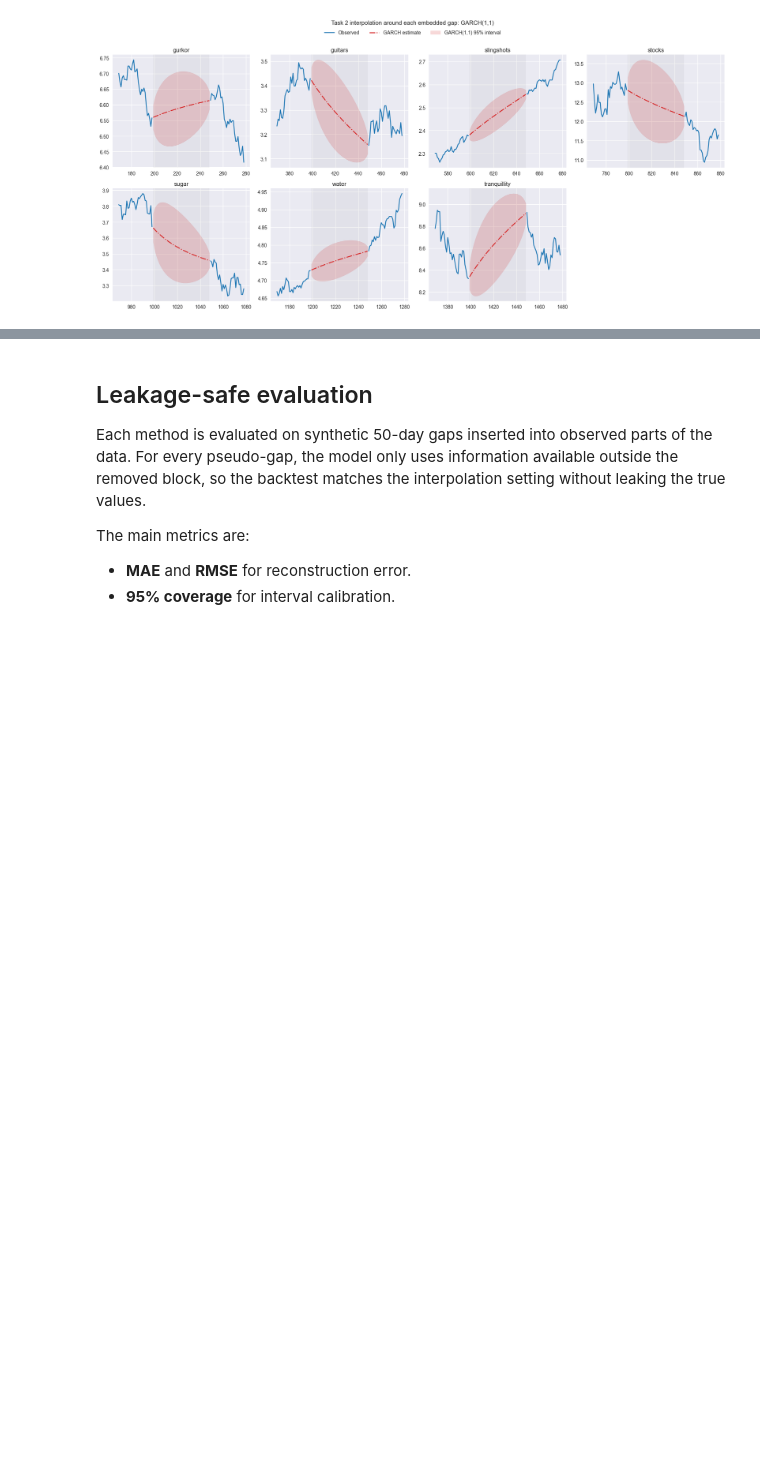
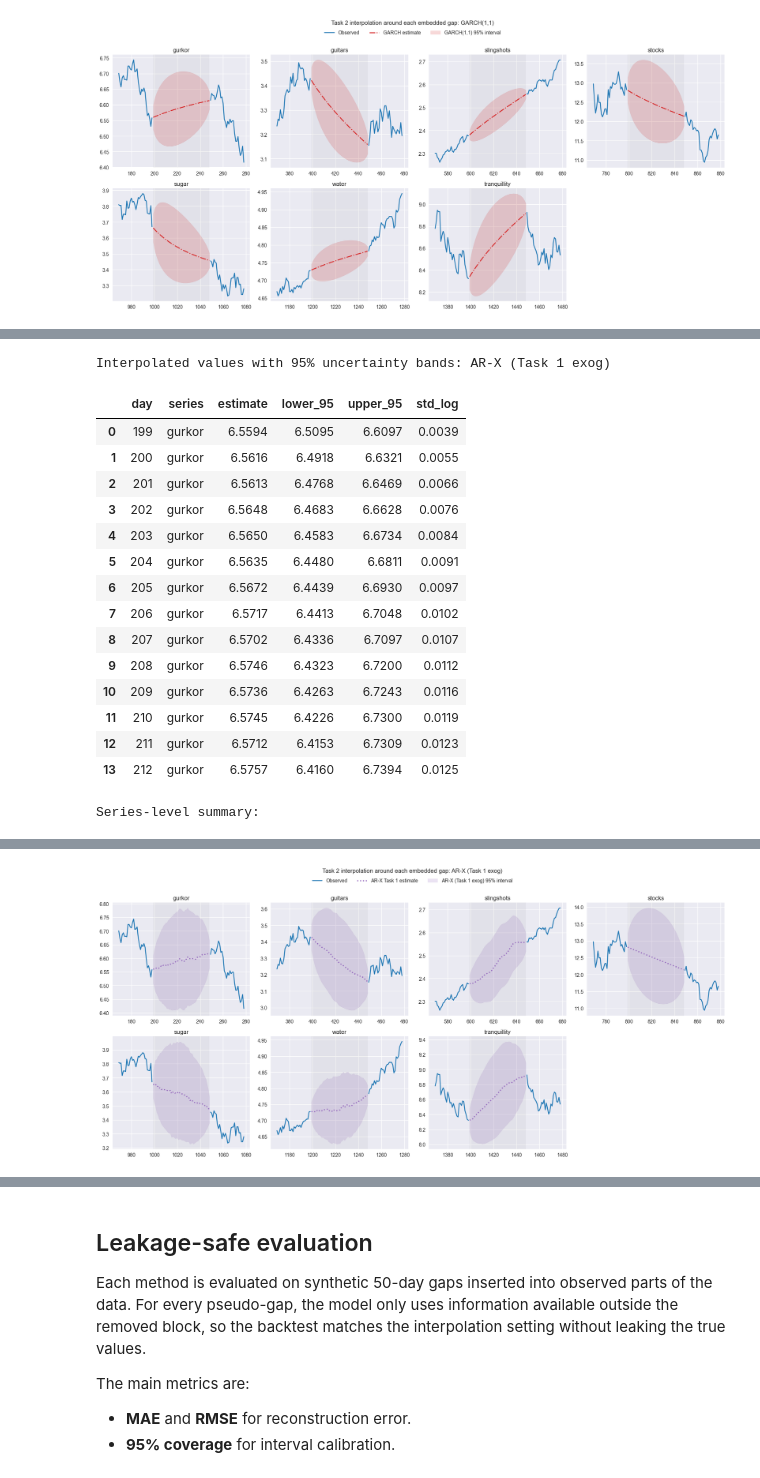
Before and after one commit to luprader/project_FTS, a Jupyter notebook: notebooks/task2_albin.ipynb, the cells around one changed output, grey strips where cells are left out. Saved outputs shown, nothing was run; the diff lists cells and outputs as text; code cells hidden in the pictures; blank space fills up the shorter version.

```diff
--- a/notebooks/task2_albin.ipynb
+++ b/notebooks/task2_albin.ipynb
@@ -596,0 +1057,20 @@ Series-level summary:
+# %%
+display_interpolation_method("arx_task1")
+# %% [output]
+Interpolated values with 95% uncertainty bands: AR-X (Task 1 exog)
+|  | day | series | estimate | lower_95 | upper_95 | std_log |
+| 0 | 199 | gurkor | 6.5594 | 6.5095 | 6.6097 | 0.0039 |
+| 1 | 200 | gurkor | 6.5616 | 6.4918 | 6.6321 | 0.0055 |
+| 2 | 201 | gurkor | 6.5613 | 6.4768 | 6.6469 | 0.0066 |
+| 3 | 202 | gurkor | 6.5648 | 6.4683 | 6.6628 | 0.0076 |
+| 4 | 203 | gurkor | 6.5650 | 6.4583 | 6.6734 | 0.0084 |
+| 5 | 204 | gurkor | 6.5635 | 6.4480 | 6.6811 | 0.0091 |
+| 6 | 205 | gurkor | 6.5672 | 6.4439 | 6.6930 | 0.0097 |
+| 7 | 206 | gurkor | 6.5717 | 6.4413 | 6.7048 | 0.0102 |
+| 8 | 207 | gurkor | 6.5702 | 6.4336 | 6.7097 | 0.0107 |
+| 9 | 208 | gurkor | 6.5746 | 6.4323 | 6.7200 | 0.0112 |
+| 10 | 209 | gurkor | 6.5736 | 6.4263 | 6.7243 | 0.0116 |
+| 11 | 210 | gurkor | 6.5745 | 6.4226 | 6.7300 | 0.0119 |
+| 12 | 211 | gurkor | 6.5712 | 6.4153 | 6.7309 | 0.0123 |
+| 13 | 212 | gurkor | 6.5757 | 6.4160 | 6.7394 | 0.0125 |
+Series-level summary:
@@ -596,0 +1085 @@ Series-level summary:
+[figure, added]
```
Also changed, not shown: parts of 18 cells of this notebook.
